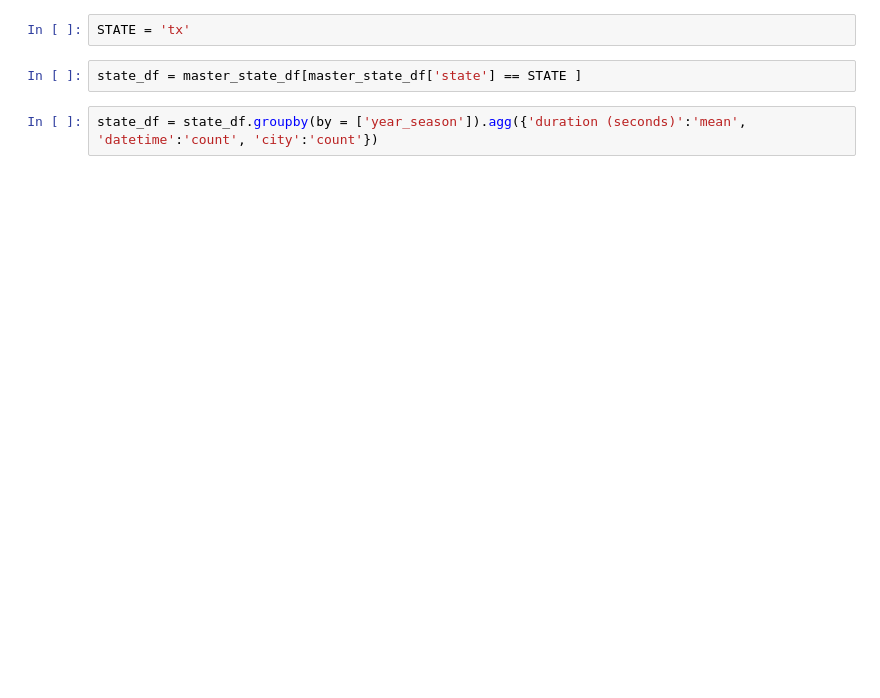
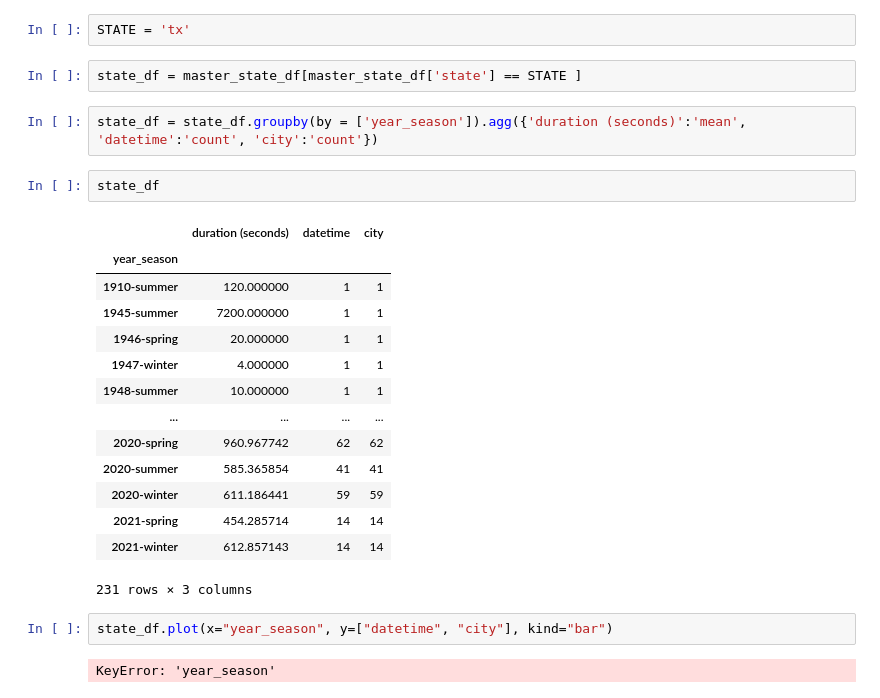
Before and after one commit to JPDZ67/alien, a Jupyter notebook: notebooks/master_data_notebook.ipynb, the cells around one changed output. Saved outputs shown, nothing was run; the diff lists cells and outputs as text; blank space fills up the shorter version.

```diff
--- a/notebooks/master_data_notebook.ipynb
+++ b/notebooks/master_data_notebook.ipynb
@@ -322,3 +322,24 @@ STATE = 'tx'
 state_df = master_state_df[master_state_df['state'] == STATE ]
 # %%
 state_df = state_df.groupby(by = ['year_season']).agg({'duration (seconds)':'mean', 'datetime':'count', 'city':'count'})
+# %%
+state_df
+# %% [output]
+|  | duration (seconds) | datetime | city |
+| year_season |  |  |  |
+| 1910-summer | 120.000000 | 1 | 1 |
+| 1945-summer | 7200.000000 | 1 | 1 |
+| 1946-spring | 20.000000 | 1 | 1 |
+| 1947-winter | 4.000000 | 1 | 1 |
+| 1948-summer | 10.000000 | 1 | 1 |
+| ... | ... | ... | ... |
+| 2020-spring | 960.967742 | 62 | 62 |
+| 2020-summer | 585.365854 | 41 | 41 |
+| 2020-winter | 611.186441 | 59 | 59 |
+| 2021-spring | 454.285714 | 14 | 14 |
+| 2021-winter | 612.857143 | 14 | 14 |
+231 rows × 3 columns
+# %%
+state_df.plot(x="year_season", y=["datetime", "city"], kind="bar")
+# %% [output]
+KeyError: 'year_season'
```
Also changed, not shown: parts of 4 cells of this notebook.
